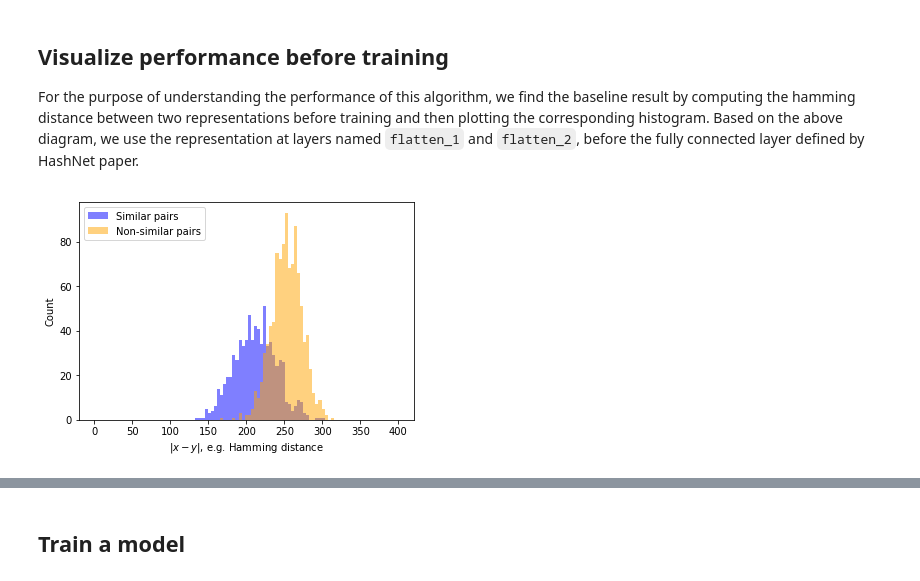
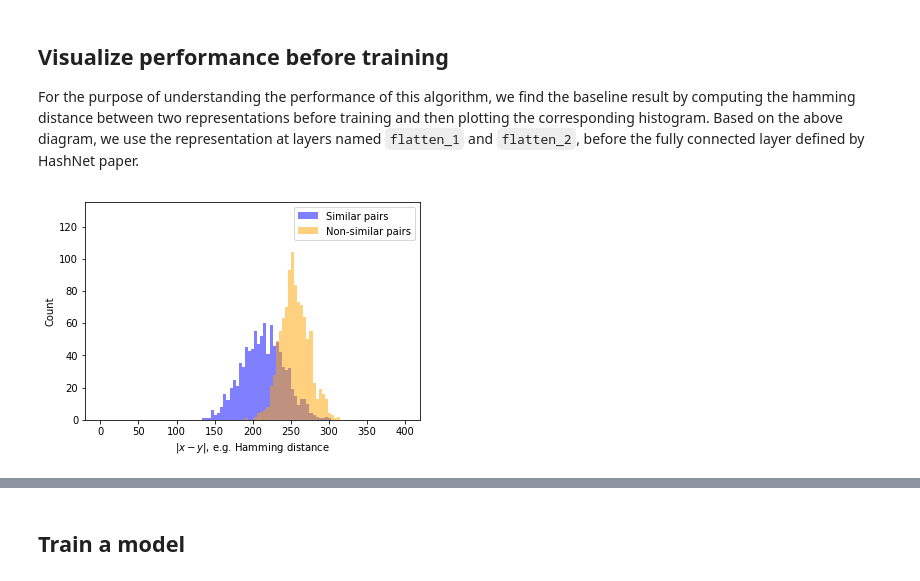
Before and after one commit to evhub/live-song-id, a Jupyter notebook: HashNet.ipynb, the cells around one changed output, grey strips where cells are left out. Drawn from its saved outputs; the diff is of its cells as text; code cells hidden in the pictures.

Commit message:
Updated HashNet.ipynb for new non-similar pairs generation

```diff
--- a/HashNet.ipynb
+++ b/HashNet.ipynb
@@ -124,0 +219,3 @@ Obtain a matrix $X_1$, $X_2$, $[w_{ij}]$, and $[s_{ij}]$ where $X_1$ and $X_2$ a
+# %%
+X1, X2, S, W, groundTruth = generate_training_data(data_train)
+X1_val, X2_val, S_val, W_val, groundTruth_val = generate_training_data(data_val)
@@ -361,27 +378,31 @@ For the purpose of understanding the performance of this algorithm, we find the
 # %%
 representation_model = Model(image_a, flatten_a)
 # %%
-plt.figure()
-hist_sim = []
-hist_non_sim = []
-bins = np.linspace(0, 400, 100)
+def visualize(X1, X2, groundTruth, model):
+    plt.figure()
+    hist_sim = []
+    hist_non_sim = []
+    bins = np.linspace(0, 400, 100)
 
-pred_X1 = (representation_model.predict(X1) > 0)
-pred_X2 = (representation_model.predict(X2) > 0)
-for idx in range(len(X1)):
-    score = np.count_nonzero(pred_X1[idx] != pred_X2[idx])
-    similarity = (groundTruth[idx][0] == groundTruth[idx][1])
+    pred_X1 = (model.predict(X1) > 0)
+    pred_X2 = (model.predict(X2) > 0)
+    for idx in range(len(X1)):
+        score = np.count_nonzero(pred_X1[idx] != pred_X2[idx])
+        similarity = (groundTruth[idx][0] == groundTruth[idx][1])
 
-    if similarity:
-        hist_sim.append(score)
-    else:
-        hist_non_sim.append(score)
+        if similarity:
+            hist_sim.append(score)
+        else:
+            hist_non_sim.append(score)
 
-plt.ylabel("Count")
-plt.xlabel("$|x-y|$, e.g. Hamming distance")
-plt.hist(hist_sim, bins, alpha=0.5, label='Similar pairs', color='blue')
-plt.hist(hist_non_sim, bins, alpha=0.5, label='Non-similar pairs', color='orange')
-plt.legend()
-plt.show()
+    plt.ylim((0, 135))
+    plt.ylabel("Count")
+    plt.xlabel("$|x-y|$, e.g. Hamming distance")
+    plt.hist(hist_sim, bins, alpha=0.5, label='Similar pairs', color='blue')
+    plt.hist(hist_non_sim, bins, alpha=0.5, label='Non-similar pairs', color='orange')
+    plt.legend()
+    plt.show()
-# %% [output]
-[figure, removed]
+# %%
+visualize(X1, X2, groundTruth, representation_model)
+# %% [output]
+[figure, added]
```
Also changed, not shown: parts of 50 cells of this notebook.
